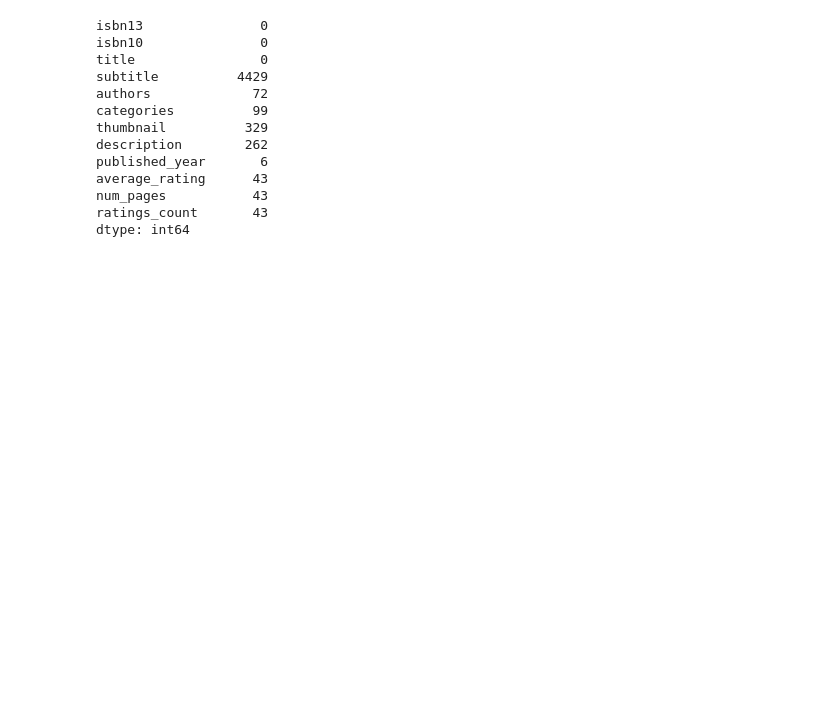
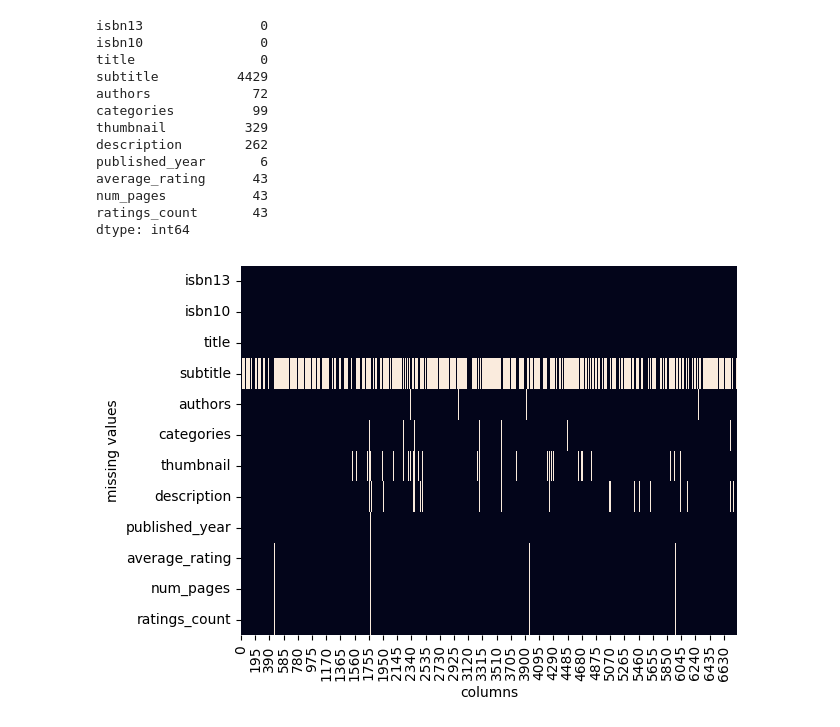
Before and after one commit to amitojbirah/llm-book-reco, a Jupyter notebook: nb1.ipynb, the cells around one changed output. Cells and saved outputs as stored; diff of their text form; code cells hidden in the pictures; blank space fills up the shorter version.

```diff
--- a/nb1.ipynb
+++ b/nb1.ipynb
@@ -73,3 +67,13 @@ average_rating      43
 num_pages           43
 ratings_count       43
 dtype: int64
+# %%
+import seaborn as sns
+import matplotlib.pyplot as plt
+ax=plt.axes()
+sns.heatmap(books.isna().transpose(),cbar=False,ax=ax)
+plt.xlabel("columns")
+plt.ylabel("missing values")
+plt.show()
+# %% [output]
+[figure, added]
```
Also changed, not shown: parts of 22 cells of this notebook, 5 other files.
